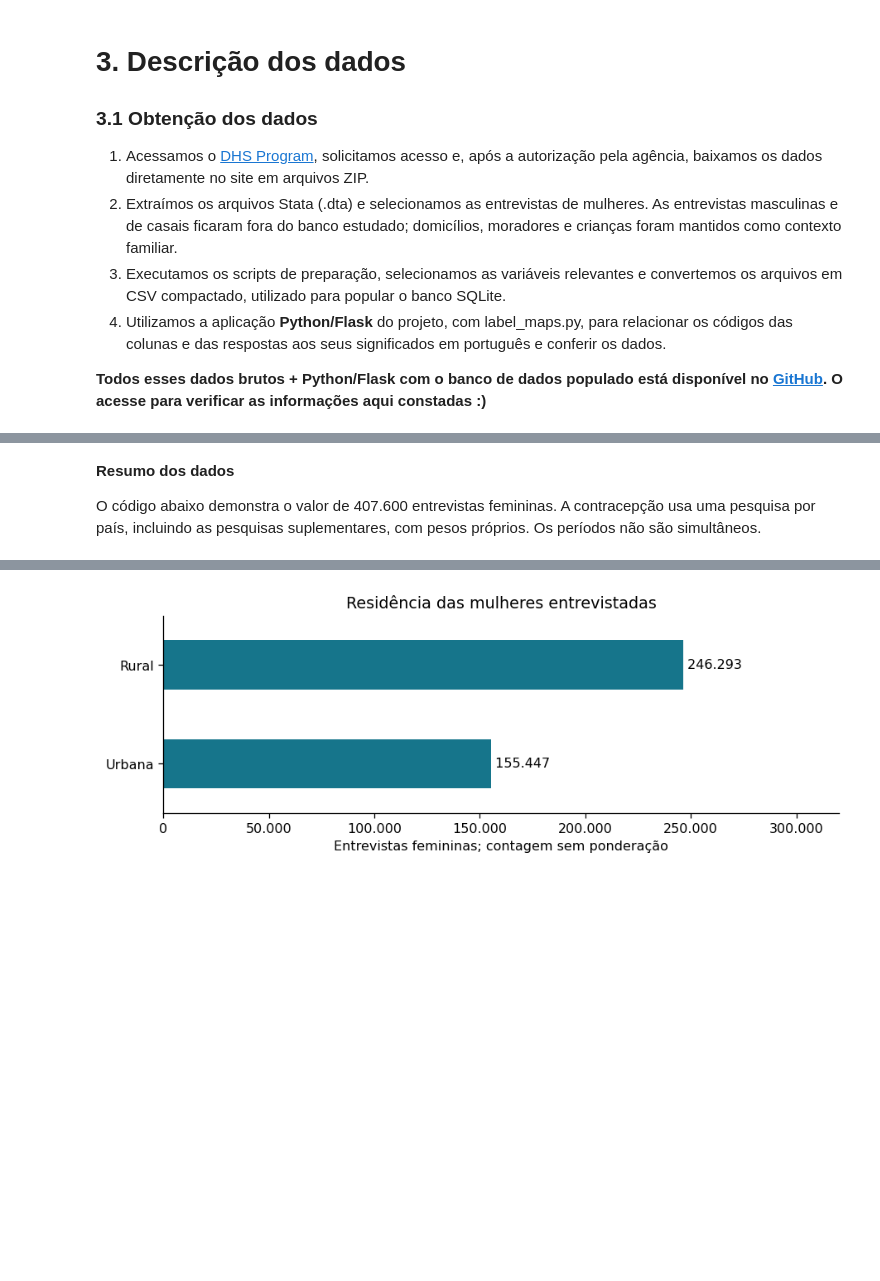
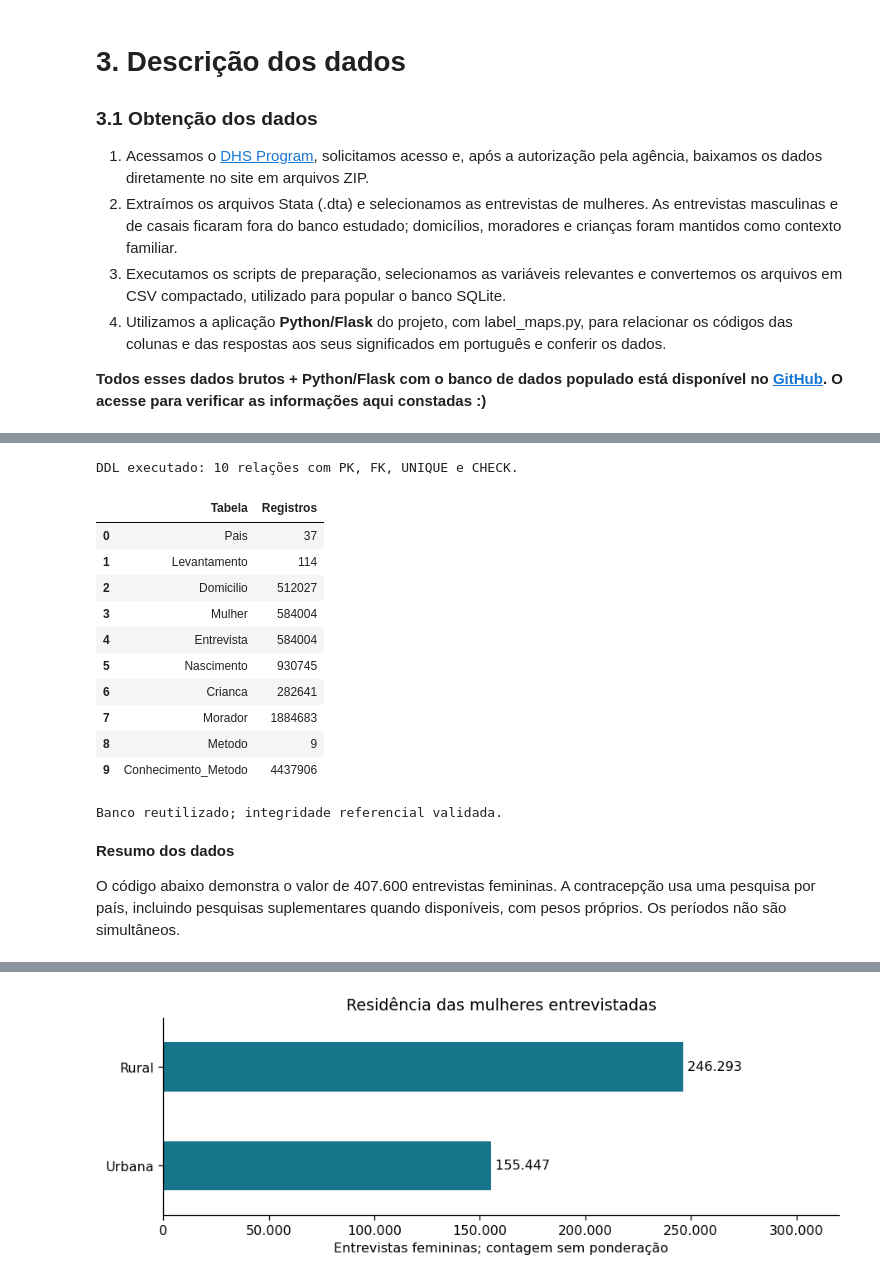
Before and after one commit to limag-henrique/subsaharanAfrica-womenData, a Jupyter notebook: Saúde da Mulher na África Subsaariana.ipynb, the cells around one changed output, grey strips where cells are left out. Saved outputs shown, nothing was run; the diff lists cells and outputs as text; code cells hidden in the pictures; blank space fills up the shorter version.

Commit message:
notebook: adição de código em SQL, não em python na seção 3

```diff
--- a/Saúde da Mulher na África Subsaariana.ipynb
+++ b/Saúde da Mulher na África Subsaariana.ipynb
@@ -22,0 +31,53 @@ Alice Lina Oliveira da Silva ().
+# %%
+from pathlib import Path
+from contextlib import closing
+import sqlite3
+import pandas as pd
+from IPython.display import display
+
+DDL = """
+CREATE TABLE Pais(codigo TEXT PRIMARY KEY, nome TEXT NOT NULL UNIQUE);
+CREATE TABLE Levantamento(id TEXT PRIMARY KEY, pais_codigo TEXT NOT NULL REFERENCES Pais(codigo), fase TEXT NOT NULL, UNIQUE(pais_codigo,fase));
+CREATE TABLE Domicilio(
+  id TEXT PRIMARY KEY, levantamento_id TEXT NOT NULL REFERENCES Levantamento(id),
+  cluster INTEGER NOT NULL, numero INTEGER NOT NULL, regiao INTEGER,
+  residencia INTEGER CHECK(residencia IN(1,2)), riqueza INTEGER CHECK(riqueza BETWEEN 1 AND 5),
+  eletricidade INTEGER CHECK(eletricidade IN(0,1)), fonte_agua INTEGER, membros INTEGER,
+  origem TEXT NOT NULL CHECK(origem IN('HR','IR_sem_HR','IR_completo')),
+  UNIQUE(levantamento_id,cluster,numero));
+CREATE TABLE Mulher(
+  id TEXT PRIMARY KEY, domicilio_id TEXT NOT NULL REFERENCES Domicilio(id), linha INTEGER NOT NULL,
+  idade INTEGER, escolaridade INTEGER CHECK(escolaridade BETWEEN 0 AND 3),
+  filhos_nascidos_vivos INTEGER, idade_primeiro_nascimento INTEGER,
+  UNIQUE(domicilio_id,linha));
+CREATE TABLE Entrevista(
+  mulher_id TEXT PRIMARY KEY REFERENCES Mulher(id), ano INTEGER, mes INTEGER,
+  data_cmc INTEGER, peso REAL CHECK(peso>0), usa_metodo INTEGER CHECK(usa_metodo IN(0,1)),
+  coorte TEXT NOT NULL CHECK(coorte IN('nucleo_e_contracepcao','nucleo_exclusivo','contracepcao')));
+CREATE TABLE Nascimento(
+  id TEXT PRIMARY KEY, mulher_id TEXT NOT NULL REFERENCES Mulher(id), indice INTEGER NOT NULL CHECK(indice>=1),
+  ano INTEGER, mes INTEGER, data_cmc INTEGER, sexo INTEGER CHECK(sexo IN(1,2)), vivo INTEGER CHECK(vivo IN(0,1)),
+  consultas_prenatal_codigo INTEGER, local_parto_codigo INTEGER, cesarea_codigo INTEGER,
+  assistencia_medico_codigo INTEGER, assistencia_m3b_codigo INTEGER,
+  origem TEXT NOT NULL CHECK(origem IN('BR','KR_sem_BR')), UNIQUE(mulher_id,indice));
+CREATE TABLE Crianca(
+  nascimento_id TEXT PRIMARY KEY REFERENCES Nascimento(id), idade_anos INTEGER,
+  diarreia_codigo INTEGER, cartao_vacina_codigo INTEGER);
+CREATE TABLE Morador(
+  id TEXT PRIMARY KEY, domicilio_id TEXT NOT NULL REFERENCES Domicilio(id), linha INTEGER NOT NULL,
+  sexo INTEGER, idade INTEGER, escolaridade_codigo INTEGER, relacao_chefe_codigo INTEGER,
+  UNIQUE(domicilio_id,linha));
+CREATE TABLE Metodo(
+  id INTEGER PRIMARY KEY, nome TEXT NOT NULL UNIQUE, classe TEXT NOT NULL CHECK(classe IN('Moderno','Tradicional')));
+CREATE TABLE Conhecimento_Metodo(
+  mulher_id TEXT NOT NULL REFERENCES Mulher(id), metodo_id INTEGER NOT NULL REFERENCES Metodo(id),
+  nivel INTEGER NOT NULL CHECK(nivel BETWEEN 0 AND 7), PRIMARY KEY(mulher_id,metodo_id)) WITHOUT ROWID;
+"""
+
+# Abaixo executa este DDL no banco de destino
+with closing(sqlite3.connect(":memory:")) as esquema:
+    esquema.execute("PRAGMA foreign_keys=ON")
+    esquema.executescript(DDL)
+print("DDL executado: 10 relações com PK, FK, UNIQUE e CHECK.")
+# %% [output]
+DDL executado: 10 relações com PK, FK, UNIQUE e CHECK.
@@ -23,7 +194,25 @@ Alice Lina Oliveira da Silva ().
+# %%
+raiz = Path.cwd()
+resumo_banco = preparar_banco(raiz / "dados/relevantes", raiz / "saude_mulher_normalizado.db")
+print(f"Banco {resumo_banco.attrs['acao']}; integridade referencial validada.")
+display(resumo_banco)
+# %% [output]
+|  | Tabela | Registros |
+| 0 | Pais | 37 |
+| 1 | Levantamento | 114 |
+| 2 | Domicilio | 512027 |
+| 3 | Mulher | 584004 |
+| 4 | Entrevista | 584004 |
+| 5 | Nascimento | 930745 |
+| 6 | Crianca | 282641 |
+| 7 | Morador | 1884683 |
+| 8 | Metodo | 9 |
+| 9 | Conhecimento_Metodo | 4437906 |
+Banco reutilizado; integridade referencial validada.
 # %% [markdown]
 **Resumo dos dados**
 
-O código abaixo demonstra o valor de 407.600 entrevistas femininas. A contracepção usa uma pesquisa por país, incluindo as pesquisas suplementares, com pesos próprios. Os períodos não são simultâneos.
+O código abaixo demonstra o valor de 407.600 entrevistas femininas. A contracepção usa uma pesquisa por país, incluindo pesquisas suplementares quando disponíveis, com pesos próprios. Os períodos não são simultâneos.
 # %%
 from pathlib import Path
 from contextlib import closing
```
Also changed, not shown: parts of 5 cells of this notebook, 4 other files.
